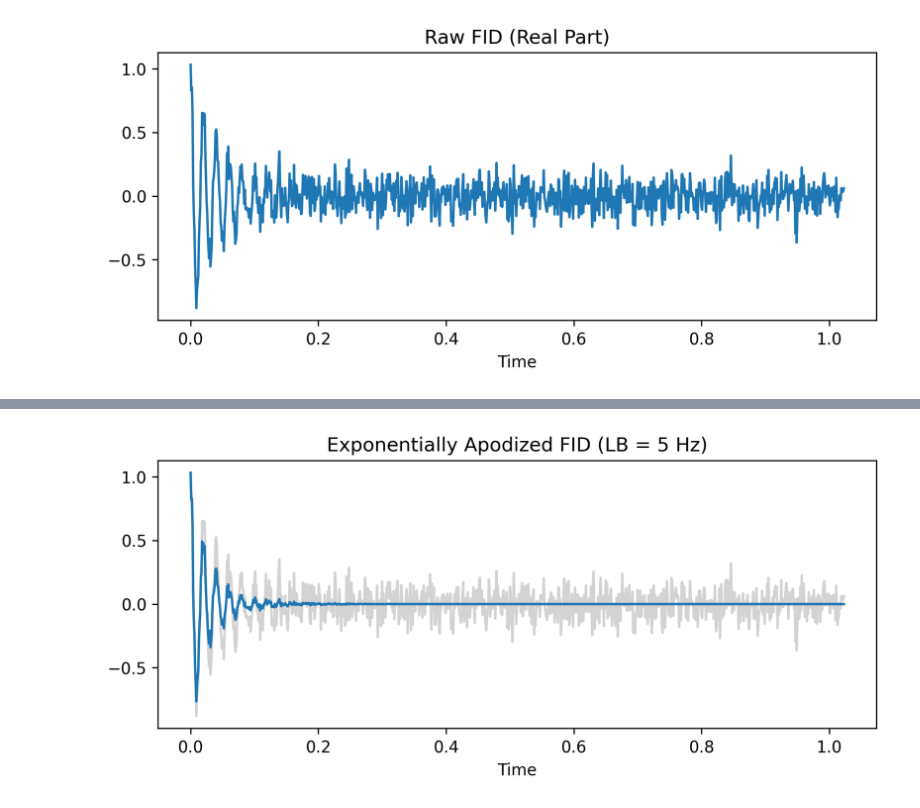
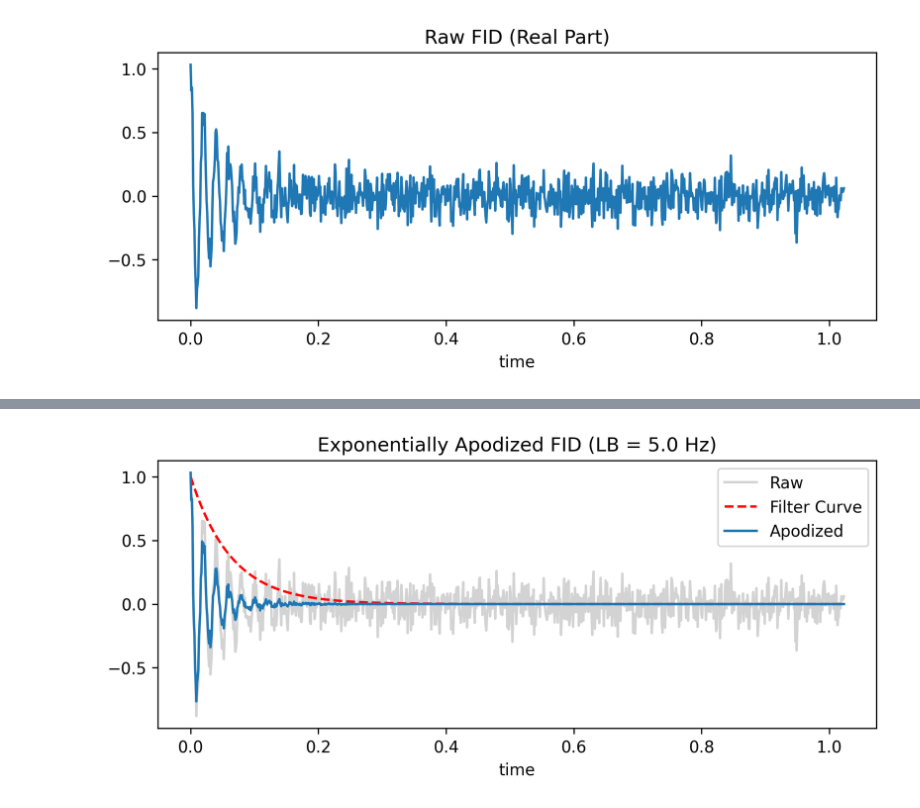
Before and after one commit to andrewendlinger/xmris, a Jupyter notebook: docs/notebooks/pipeline/apodization.ipynb, the cells around one changed output, grey strips where cells are left out. Saved outputs shown, nothing was run; the diff lists cells and outputs as text; code cells hidden in the pictures.

```diff
--- a/docs/notebooks/pipeline/apodization.ipynb
+++ b/docs/notebooks/pipeline/apodization.ipynb
@@ -40,7 +40,7 @@ raw_fid = clean_fid + noise
 
 # Xarray construction
 da_fid = xr.DataArray(
-    raw_fid, dims=["Time"], coords={"Time": t}, attrs={"sequence": "PRESS", "B0": 3.0}
+    raw_fid, dims=["time"], coords={"time": t}, attrs={"sequence": "PRESS", "B0": 3.0}
 )
 
 da_fid.real.plot(figsize=(8, 3))
@@ -67,12 +87,25 @@ In `xmris`, we parameterize this using the line broadening factor in Hz (`lb`),
 # %%
 # Apply 5 Hz of line broadening
-da_exp = da_fid.xmr.apodize_exp(dim="Time", lb=5.0)
+lb = 5.0
+da_exp = da_fid.xmr.apodize_exp(dim="time", lb=lb)
 
-da_fid.real.plot(figsize=(8, 3), color="lightgray")
-da_exp.real.plot()
+# Calculate the filter curve for visualization
+t_coords = da_fid.coords["time"].values
+filter_exp = np.exp(-np.pi * lb * t_coords)
 
-plt.title("Exponentially Apodized FID (LB = 5 Hz)")
+fig, ax = plt.subplots(figsize=(8, 3))
+
+# plot the original spectrum as gray background
+da_fid.real.plot(ax=ax, color="lightgray", label="Raw")
+# overlay the filter curve
+ax.plot(t_coords, filter_exp, color="red", linestyle="--", label="Filter Curve")
+# plot the apodized FID
+da_exp.real.plot(ax=ax, label="Apodized")
+
+
+plt.title(f"Exponentially Apodized FID (LB = {lb} Hz)")
+plt.legend()
 plt.show()
 # %% [output]
-[figure, old version]
+[figure, new version]
 # %% [markdown]
```
Also changed, not shown: parts of 14 cells of this notebook, 1 other file.
